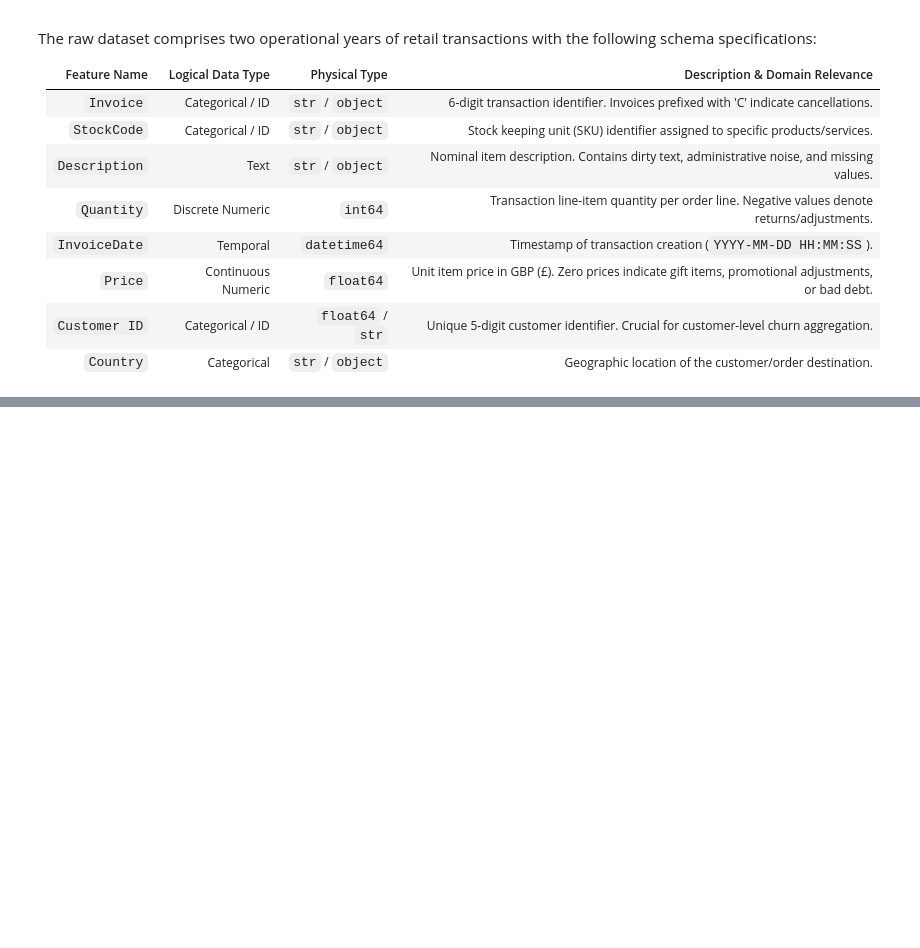
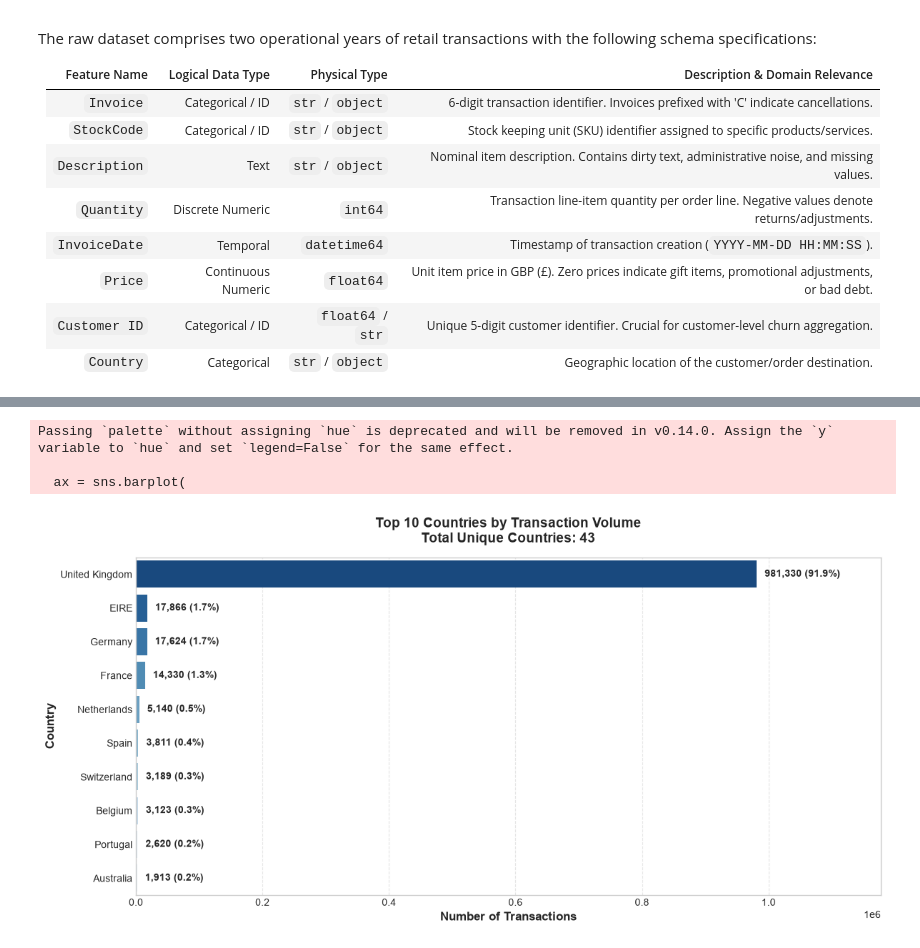
Before and after one commit to khairy-mo-001-cmd/Customer-Churn-Intelligence-System, a Jupyter notebook: notebooks/Data Understanding & Ingestion.ipynb, the cells around one changed output, grey strips where cells are left out. Drawn from its saved outputs; the diff is of its cells as text; code cells hidden in the pictures; blank space fills up the shorter version.

```diff
--- a/notebooks/Data Understanding & Ingestion.ipynb
+++ b/notebooks/Data Understanding & Ingestion.ipynb
@@ -51,0 +218,9 @@ print(f"--> Target Raw Data Path: {RAW_DATA_PATH}")
+# %%
+df_profile = whole_df.copy()
+
+df_profile['Invoice'] = df_profile['Invoice'].astype(str)
+df_profile['Customer ID'] = df_profile['Customer ID'].astype('Int64')
+df_profile['StockCode'] = df_profile['StockCode'].astype(str)
+df_profile['Description'] = df_profile['Description'].astype(str)
+
+df_profile['totalprice'] = df_profile['Quantity'] * df_profile['Price']
@@ -51,0 +279,64 @@ print(f"--> Target Raw Data Path: {RAW_DATA_PATH}")
+# %%
+top_countries = df_profile['Country'].value_counts().head(10)
+
+
+plt.figure(figsize=(12, 6))
+ax = sns.barplot(
+    x=top_countries.values,
+    y=top_countries.index,
+    palette='Blues_r'
+)
+
+
+total_transactions = len(df_profile)
+
+for p in ax.patches:
+    width = p.get_width()
+    percentage = (width / total_transactions) * 100
+    ax.annotate(
+        f'{int(width):,} ({percentage:.1f}%)',
+        (width, p.get_y() + p.get_height() / 2.),
+        ha='left',
+        va='center',
+        xytext=(8, 0),
+        textcoords='offset points',
+        fontsize=10,
+        fontweight='bold'
+    )
+
+
+plt.title(f'Top 10 Countries by Transaction Volume\nTotal Unique Countries: {df_profile["Country"].nunique()}', fontsize=14, fontweight='bold', pad=15)
+plt.xlabel('Number of Transactions', fontsize=12, fontweight='bold')
+plt.ylabel('Country', fontsize=12, fontweight='bold')
+
+
+plt.xlim(0, top_countries.values[0] * 1.2)
+plt.grid(axis='x', linestyle='--', alpha=0.5)
+
+plt.tight_layout()
+plt.show()
+
+import plotly.express as px
+
+country_counts = df_profile['Country'].value_counts().reset_index()
+country_counts.columns = ['Country', 'Transaction_Count']
+
+fig = px.bar(
+    country_counts,
+    x='Transaction_Count',
+    y='Country',
+    orientation='h',
+    log_x=True,
+    title=f'Transaction Distribution Across All {df_profile["Country"].nunique()} Countries (Log Scale)',
+    labels={'Transaction_Count': 'Transaction Count (Log Scale)', 'Country': 'Country'},
+    color='Transaction_Count',
+    color_continuous_scale='Blues'
+)
+
+fig.update_layout(yaxis={'categoryorder':'total ascending'}, height=900)
+fig.show()
+# %% [output]
+Passing `palette` without assigning `hue` is deprecated and will be removed in v0.14.0. Assign the `y` variable to `hue` and set `legend=False` for the same effect.
+
+  ax = sns.barplot(
+[figure, added]
```
Also changed, not shown: parts of 41 cells of this notebook.
